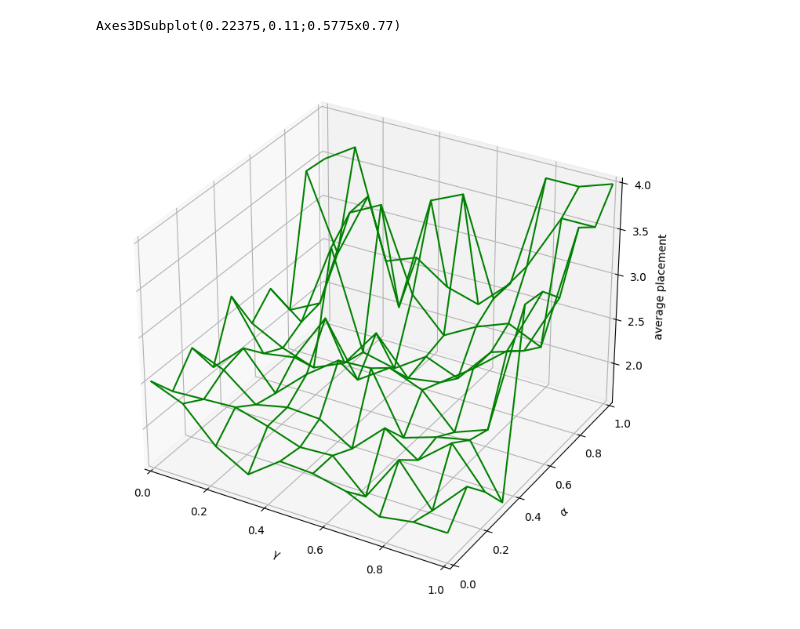
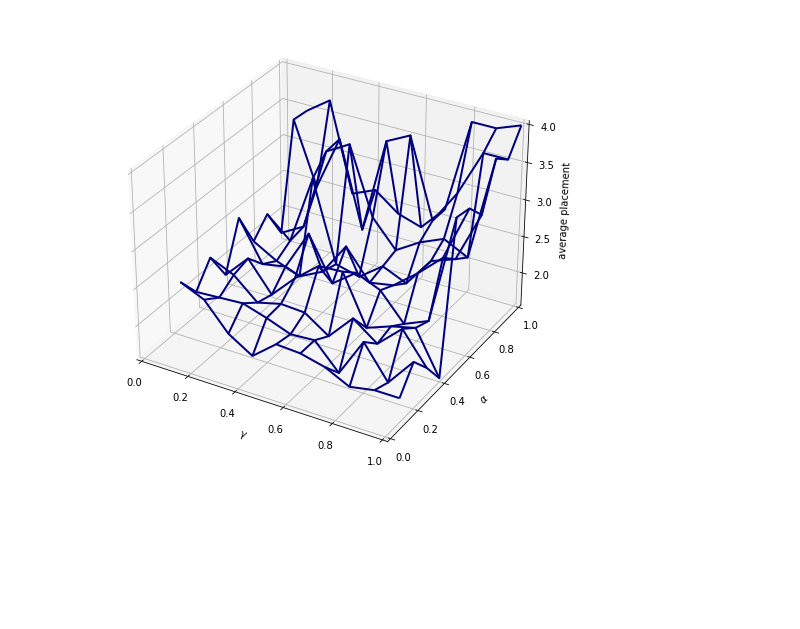
Before and after one commit to Kingrimursel/bomberman, a Jupyter notebook: results/hyperparameter.ipynb, the cells around one changed output. Cells and saved outputs as stored; diff of their text form; code cells hidden in the pictures; blank space fills up the shorter version.

```diff
--- a/results/hyperparameter.ipynb
+++ b/results/hyperparameter.ipynb
@@ -6,19 +7,0 @@ import matplotlib.cbook
-# %%
-
-plt.rc('lines', linewidth=0.1)
-file = '/Users/etiennestock/Documents/bomberman/workspace/bomberman/agent_code/own_coin/logs/analysis/kgb_first_opt/optimization_landscape_new.fig.pickle'
-a = pickle.load(open(file, 'rb'))
-
-plt.xlabel(r'$\gamma$')
-plt.ylabel(r'$\alpha$')
-
-plt.plot(1, 0.4, 3, color="red")
-
-plt.xticks([0.0, 0.2, 0.4, 0.6, 0.8, 1])
-plt.yticks([0.0, 0.2, 0.4, 0.6, 0.8, 1])
-
-plt.xlim((0, 1))
-plt.ylim((0, 1))
-# %% [output]
-Axes3DSubplot(0.22375,0.11;0.5775x0.77)
-[figure, removed]
@@ -24,0 +30,29 @@ Axes3DSubplot(0.22375,0.11;0.5775x0.77)
+# %%
+## plot the winrate surface
+x = np.linspace(lower_bound_alpha + step_size_alpha, upper_bound_alpha, step_number_alpha)
+y = np.linspace(lower_bound_gamma + step_size_gamma, upper_bound_gamma, step_number_gamma)
+
+X, Y = np.meshgrid(x, y)
+
+
+fig = plt.figure(figsize=(8, 15))
+ax = plt.axes(projection="3d")
+
+plt.rc('lines', linewidth=2)
+plt.rcParams.update({'font.size': 15})
+
+ax.plot_wireframe(X, Y, mean_placements, color="navy")
+ax.set_xlabel(r'$\gamma$')
+ax.set_ylabel(r'$\alpha$')
+ax.set_zlabel(r'average placement')
+
+plt.xticks([0.0, 0.2, 0.4, 0.6, 0.8, 1])
+plt.yticks([0.0, 0.2, 0.4, 0.6, 0.8, 1])
+
+plt.xlim((0, 1))
+plt.ylim((0, 1))
+
+plt.savefig("first_plot.png")
+plt.show()
+# %% [output]
+[figure, added]
```
Also changed, not shown: parts of 7 cells of this notebook, 9 other files.
